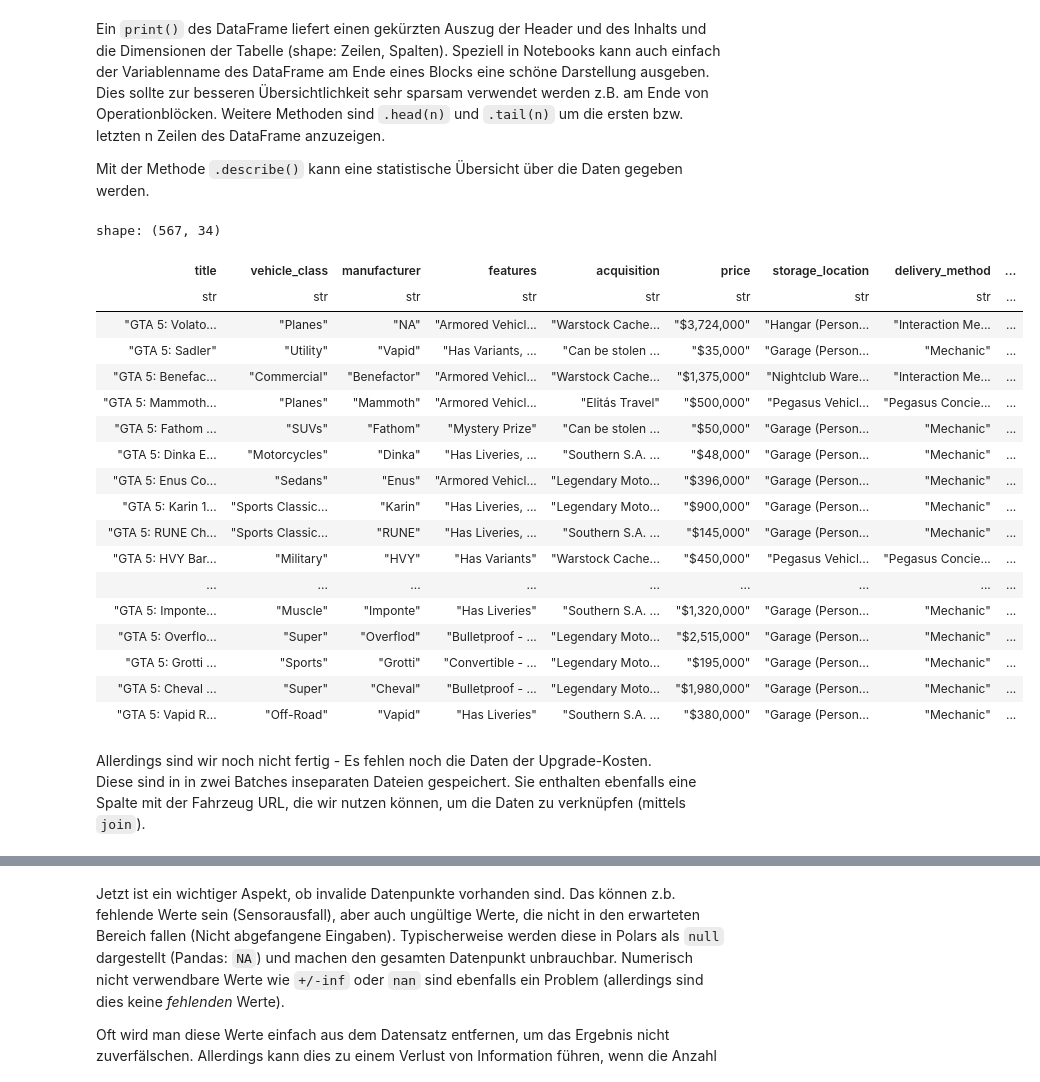
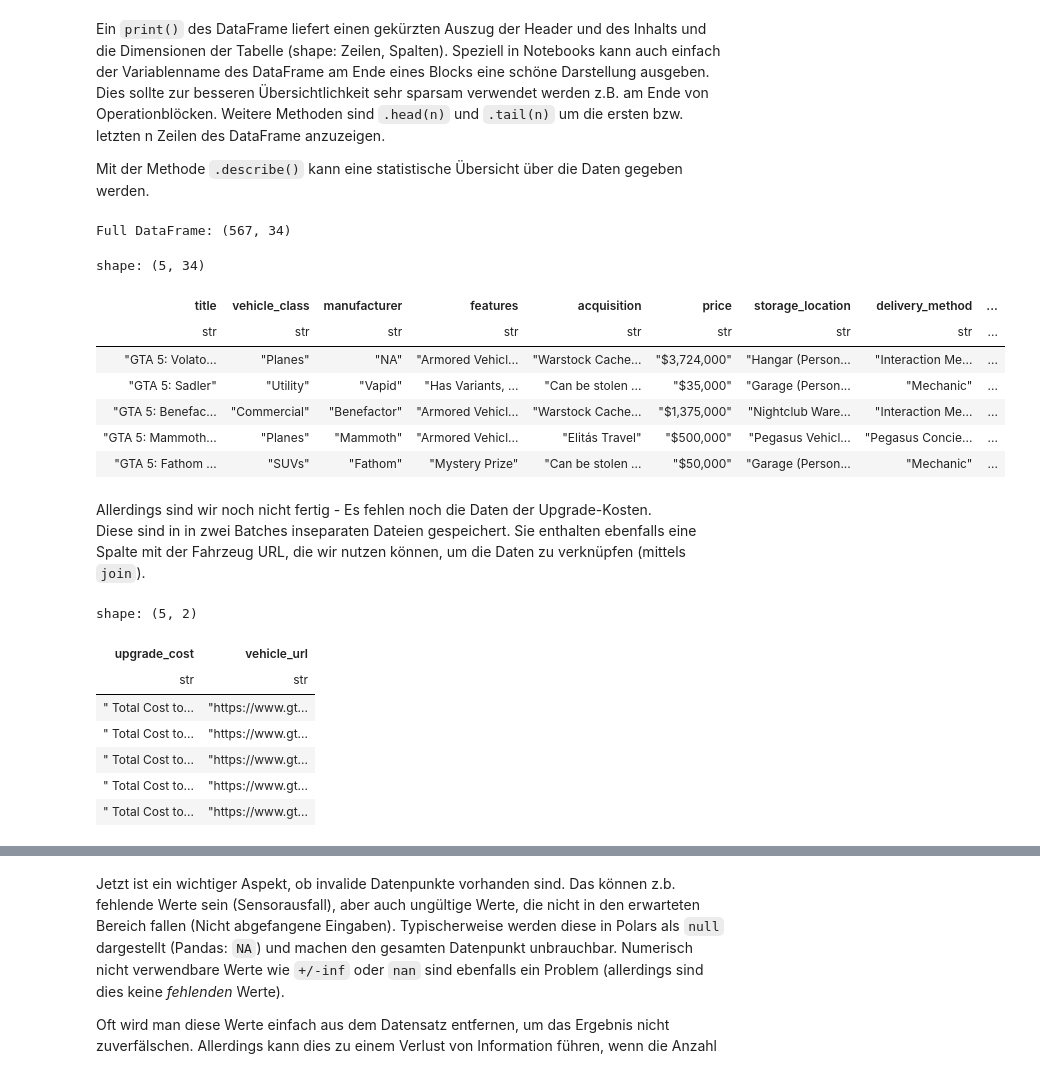
Before and after one commit to dorianprill/workshop-kmu-data, a Jupyter notebook: 01_load_merge_clean.ipynb, the cells around one changed output, grey strips where cells are left out. Drawn from its saved outputs; the diff is of its cells as text; code cells hidden in the pictures.

```diff
--- a/01_load_merge_clean.ipynb
+++ b/01_load_merge_clean.ipynb
@@ -61,27 +66,18 @@ Weitere Methoden sind `.head(n)` und `.tail(n)` um die ersten bzw. letzten n Zei
 
 Mit der Methode `.describe()` kann eine statistische Übersicht über die Daten gegeben werden.
 # %%
-df
+print(f'Full DataFrame: {df.shape}')
+df.head()
 # %% [output]
-shape: (567, 34)
+Full DataFrame: (567, 34)
+shape: (5, 34)
 | title | vehicle_class | manufacturer | features | acquisition | price | storage_location | delivery_method | ... |
 | str | str | str | str | str | str | str | str | ... |
 | "GTA 5: Volato... | "Planes" | "NA" | "Armored Vehicl... | "Warstock Cache... | "$3,724,000" | "Hangar (Person... | "Interaction Me... | ... |
 | "GTA 5: Sadler" | "Utility" | "Vapid" | "Has Variants, ... | "Can be stolen ... | "$35,000" | "Garage (Person... | "Mechanic" | ... |
 | "GTA 5: Benefac... | "Commercial" | "Benefactor" | "Armored Vehicl... | "Warstock Cache... | "$1,375,000" | "Nightclub Ware... | "Interaction Me... | ... |
 | "GTA 5: Mammoth... | "Planes" | "Mammoth" | "Armored Vehicl... | "Elitás Travel" | "$500,000" | "Pegasus Vehicl... | "Pegasus Concie... | ... |
 | "GTA 5: Fathom ... | "SUVs" | "Fathom" | "Mystery Prize" | "Can be stolen ... | "$50,000" | "Garage (Person... | "Mechanic" | ... |
-| "GTA 5: Dinka E... | "Motorcycles" | "Dinka" | "Has Liveries, ... | "Southern S.A. ... | "$48,000" | "Garage (Person... | "Mechanic" | ... |
-| "GTA 5: Enus Co... | "Sedans" | "Enus" | "Armored Vehicl... | "Legendary Moto... | "$396,000" | "Garage (Person... | "Mechanic" | ... |
-| "GTA 5: Karin 1... | "Sports Classic... | "Karin" | "Has Liveries, ... | "Legendary Moto... | "$900,000" | "Garage (Person... | "Mechanic" | ... |
-| "GTA 5: RUNE Ch... | "Sports Classic... | "RUNE" | "Has Liveries, ... | "Southern S.A. ... | "$145,000" | "Garage (Person... | "Mechanic" | ... |
-| "GTA 5: HVY Bar... | "Military" | "HVY" | "Has Variants" | "Warstock Cache... | "$450,000" | "Pegasus Vehicl... | "Pegasus Concie... | ... |
-| ... | ... | ... | ... | ... | ... | ... | ... | ... |
-| "GTA 5: Imponte... | "Muscle" | "Imponte" | "Has Liveries" | "Southern S.A. ... | "$1,320,000" | "Garage (Person... | "Mechanic" | ... |
-| "GTA 5: Overflo... | "Super" | "Overflod" | "Bulletproof - ... | "Legendary Moto... | "$2,515,000" | "Garage (Person... | "Mechanic" | ... |
-| "GTA 5: Grotti ... | "Sports" | "Grotti" | "Convertible - ... | "Legendary Moto... | "$195,000" | "Garage (Person... | "Mechanic" | ... |
-| "GTA 5: Cheval ... | "Super" | "Cheval" | "Bulletproof - ... | "Legendary Moto... | "$1,980,000" | "Garage (Person... | "Mechanic" | ... |
-| "GTA 5: Vapid R... | "Off-Road" | "Vapid" | "Has Liveries" | "Southern S.A. ... | "$380,000" | "Garage (Person... | "Mechanic" | ... |
 # %% [markdown]
 Allerdings sind wir noch nicht fertig - Es fehlen noch die Daten der Upgrade-Kosten.
 Diese sind in in zwei Batches inseparaten Dateien gespeichert. Sie enthalten ebenfalls eine Spalte mit der Fahrzeug URL, die wir nutzen können, um die Daten zu verknüpfen (mittels `join`).
@@ -98,6 +94,17 @@ except Exception as e:
 
 if dfcost.shape != dfcost.unique().shape:
     print(f'Warning: {dfcost} has duplicates -> drop them manually')
+
+dfcost.head()
+# %% [output]
+shape: (5, 2)
+| upgrade_cost | vehicle_url |
+| str | str |
+| " Total Cost to... | "https://www.gt... |
+| " Total Cost to... | "https://www.gt... |
+| " Total Cost to... | "https://www.gt... |
+| " Total Cost to... | "https://www.gt... |
+| " Total Cost to... | "https://www.gt... |
 # %%
 df = df.join(dfcost, on='vehicle_url', how='left')
 del dfcost
```
Also changed, not shown: parts of 3 cells of this notebook, 4 other files.
